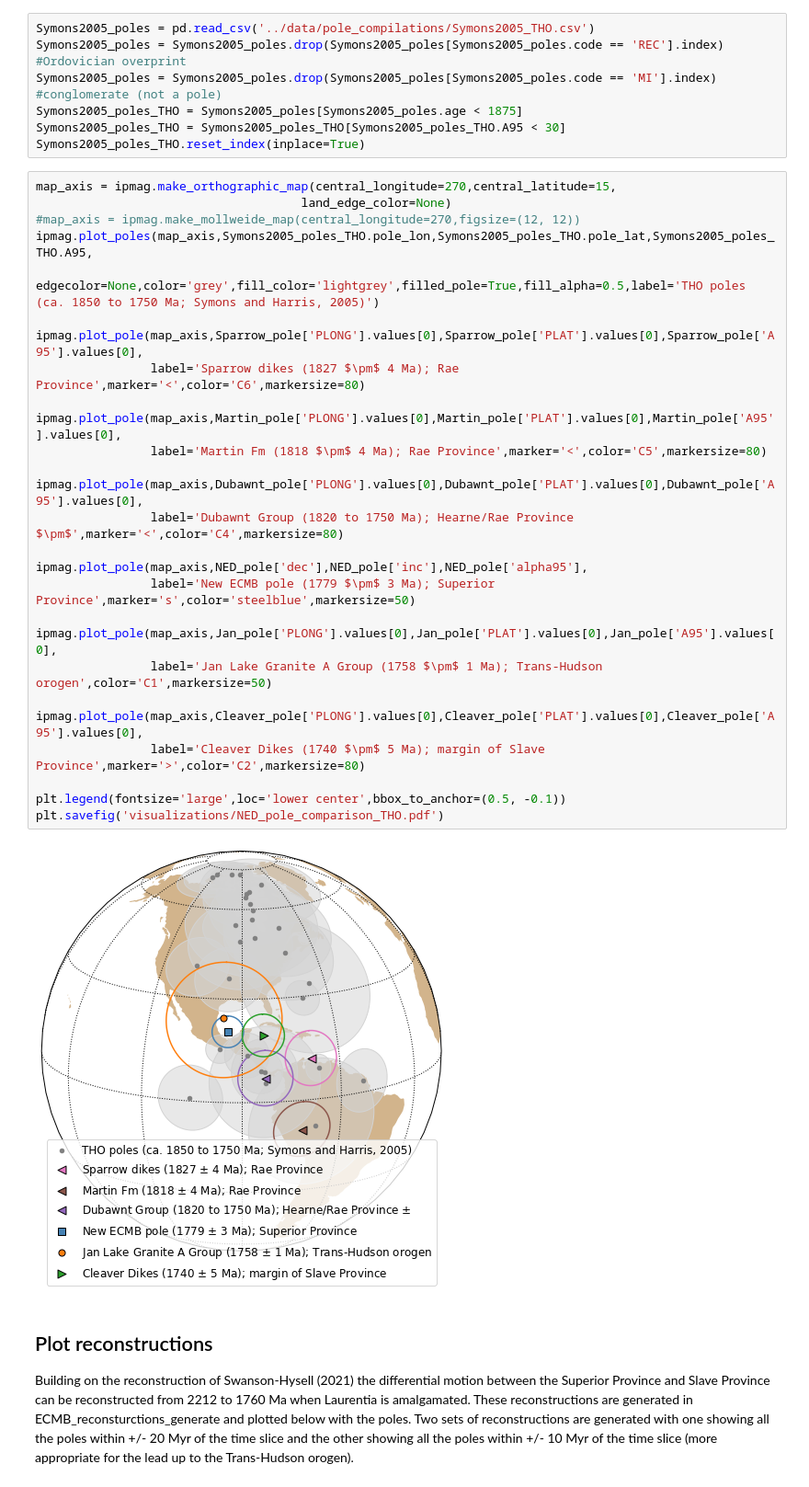
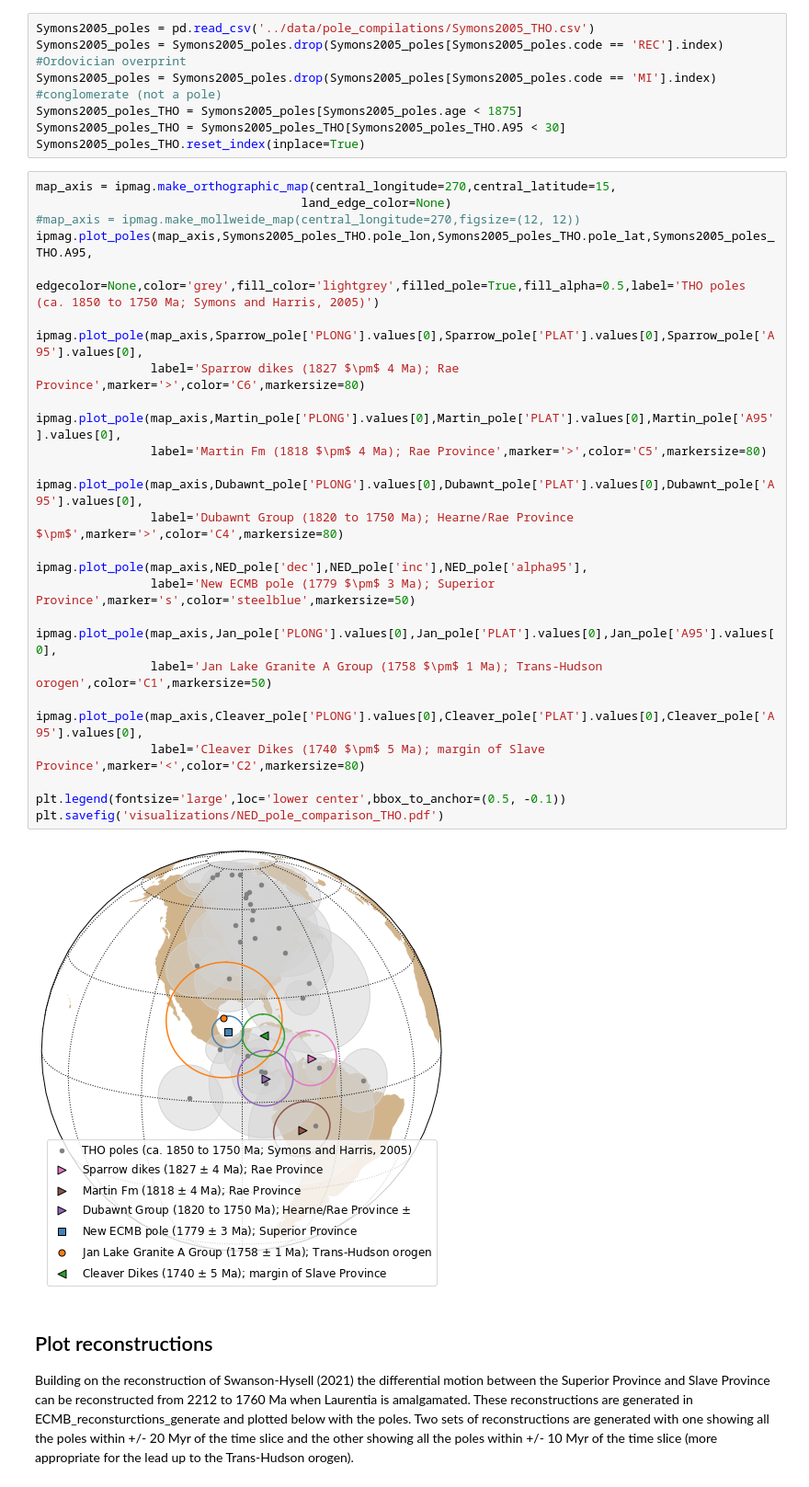
Before and after one commit to Swanson-Hysell-Group/2021_ECMB, a Jupyter notebook: code/ECMB_pole_analysis.ipynb, the cells around one changed output. Shown at 92% size. Saved outputs shown, nothing was run; the diff lists cells and outputs as text.

```diff
--- a/code/ECMB_pole_analysis.ipynb
+++ b/code/ECMB_pole_analysis.ipynb
@@ -183,32 +174,32 @@ Symons2005_poles_THO.reset_index(inplace=True)
 # %%
 map_axis = ipmag.make_orthographic_map(central_longitude=270,central_latitude=15,
                                      land_edge_color=None)
 #map_axis = ipmag.make_mollweide_map(central_longitude=270,figsize=(12, 12))
 ipmag.plot_poles(map_axis,Symons2005_poles_THO.pole_lon,Symons2005_poles_THO.pole_lat,Symons2005_poles_THO.A95,
                  edgecolor=None,color='grey',fill_color='lightgrey',filled_pole=True,fill_alpha=0.5,label='THO poles (ca. 1850 to 1750 Ma; Symons and Harris, 2005)')
 
 ipmag.plot_pole(map_axis,Sparrow_pole['PLONG'].values[0],Sparrow_pole['PLAT'].values[0],Sparrow_pole['A95'].values[0],
-                label='Sparrow dikes (1827 $\pm$ 4 Ma); Rae Province',marker='<',color='C6',markersize=80)
+                label='Sparrow dikes (1827 $\pm$ 4 Ma); Rae Province',marker='>',color='C6',markersize=80)
 
 ipmag.plot_pole(map_axis,Martin_pole['PLONG'].values[0],Martin_pole['PLAT'].values[0],Martin_pole['A95'].values[0],
-                label='Martin Fm (1818 $\pm$ 4 Ma); Rae Province',marker='<',color='C5',markersize=80)
+                label='Martin Fm (1818 $\pm$ 4 Ma); Rae Province',marker='>',color='C5',markersize=80)
 
 ipmag.plot_pole(map_axis,Dubawnt_pole['PLONG'].values[0],Dubawnt_pole['PLAT'].values[0],Dubawnt_pole['A95'].values[0],
-                label='Dubawnt Group (1820 to 1750 Ma); Hearne/Rae Province $\pm$',marker='<',color='C4',markersize=80)
+                label='Dubawnt Group (1820 to 1750 Ma); Hearne/Rae Province $\pm$',marker='>',color='C4',markersize=80)
 
 ipmag.plot_pole(map_axis,NED_pole['dec'],NED_pole['inc'],NED_pole['alpha95'],
                 label='New ECMB pole (1779 $\pm$ 3 Ma); Superior Province',marker='s',color='steelblue',markersize=50)
 
 ipmag.plot_pole(map_axis,Jan_pole['PLONG'].values[0],Jan_pole['PLAT'].values[0],Jan_pole['A95'].values[0],
                 label='Jan Lake Granite A Group (1758 $\pm$ 1 Ma); Trans-Hudson orogen',color='C1',markersize=50)
 
 ipmag.plot_pole(map_axis,Cleaver_pole['PLONG'].values[0],Cleaver_pole['PLAT'].values[0],Cleaver_pole['A95'].values[0],
-                label='Cleaver Dikes (1740 $\pm$ 5 Ma); margin of Slave Province',marker='>',color='C2',markersize=80)
+                label='Cleaver Dikes (1740 $\pm$ 5 Ma); margin of Slave Province',marker='<',color='C2',markersize=80)
 
 plt.legend(fontsize='large',loc='lower center',bbox_to_anchor=(0.5, -0.1))
 plt.savefig('visualizations/NED_pole_comparison_THO.pdf')
 # %% [output]
-[figure, old version]
+[figure, new version]
 # %% [markdown]
 ## Plot reconstructions
 
```
Also changed, not shown: parts of 5 cells of this notebook, 3 other files.
